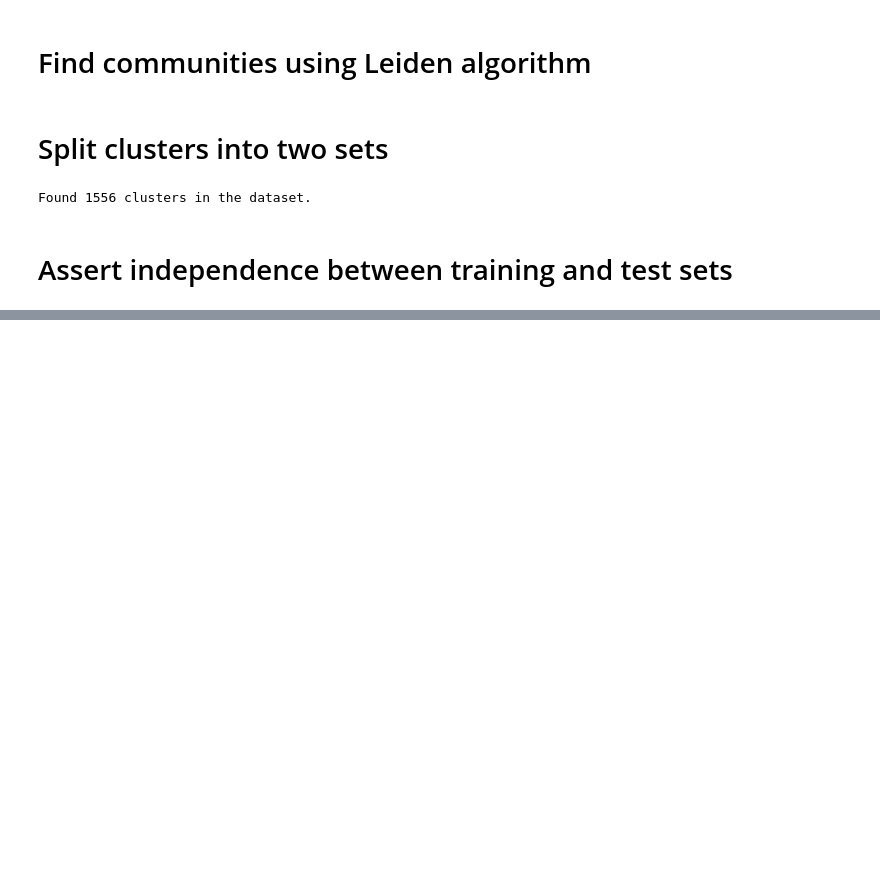
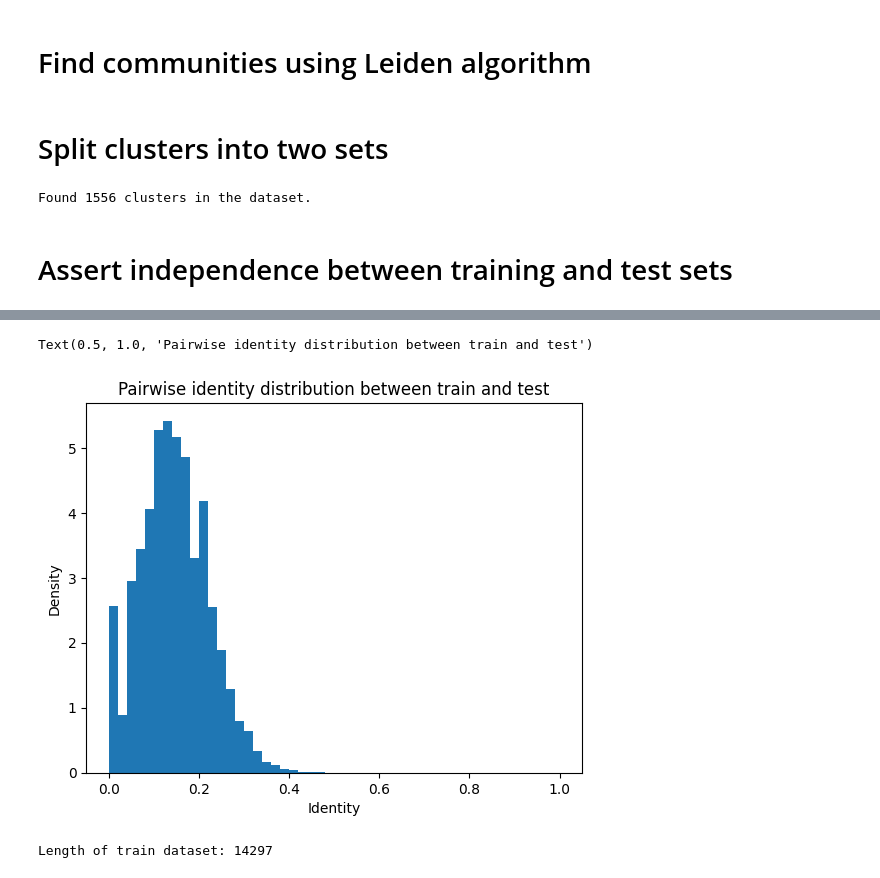
Before and after one commit to anthol42/QMAP, a Jupyter notebook: split_experiment/community_detection/analyse_community_detection.ipynb, the cells around one changed output, grey strips where cells are left out. Saved outputs shown, nothing was run; the diff lists cells and outputs as text; code cells hidden in the pictures; blank space fills up the shorter version.

```diff
--- a/split_experiment/community_detection/analyse_community_detection.ipynb
+++ b/split_experiment/community_detection/analyse_community_detection.ipynb
@@ -133,0 +139,12 @@ Text(0, 0.5, 'Frequency')
+# %%
+plt.hist(identities.reshape(-1), bins=50, range=(0, 1), density=True)
+plt.xlabel("Identity")
+plt.ylabel("Density")
+plt.title("Pairwise identity distribution between train and test")
+# %% [output]
+Text(0.5, 1.0, 'Pairwise identity distribution between train and test')
+[figure, added]
+# %%
+print(f"Length of train dataset: {len(train_ids)}")
+# %% [output]
+Length of train dataset: 14297
```
Also changed, not shown: parts of 4 cells of this notebook, 6 other files.
